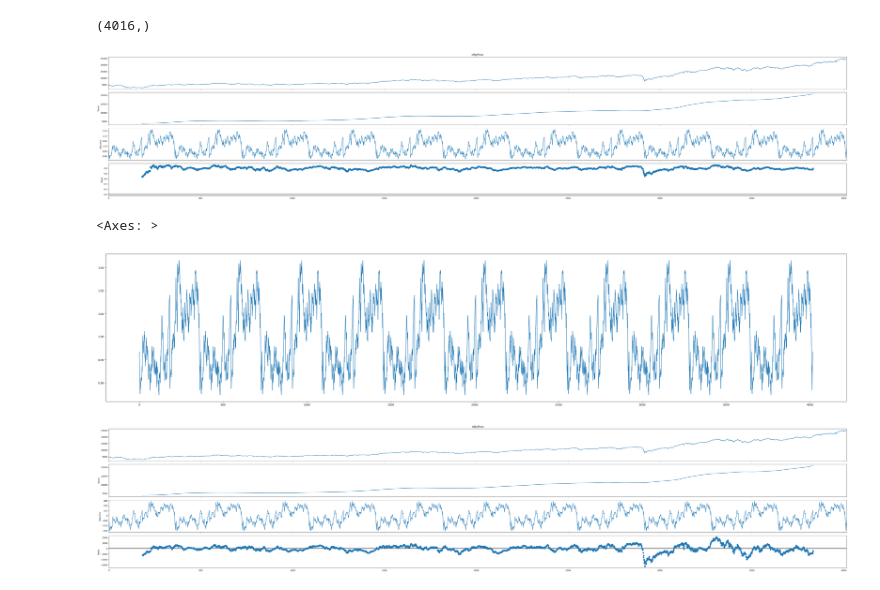
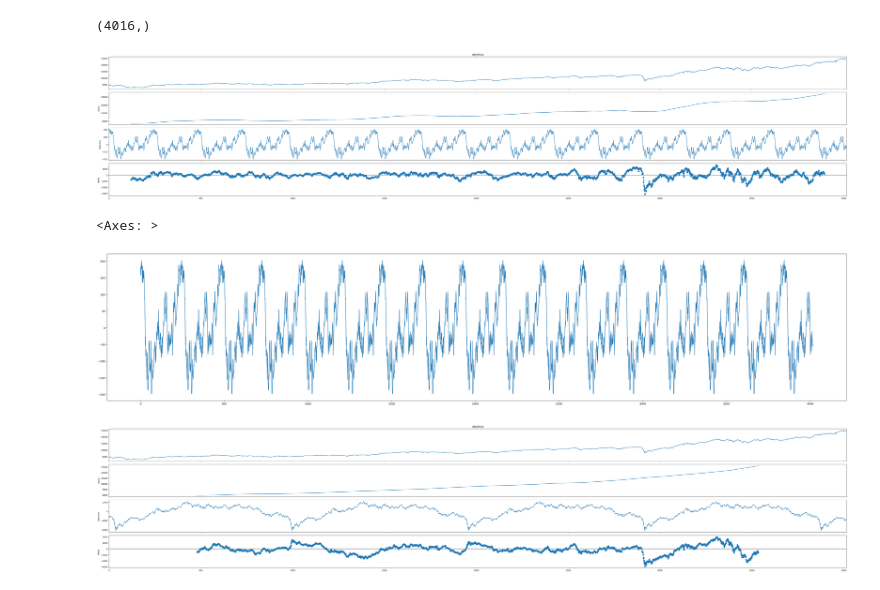
Before and after one commit to albertodavincishekhawat/Nifty-PredictionbyMacro, a Jupyter notebook: 1.DataCleaingandProcessing.ipynb, the cells around one changed output. Saved outputs shown, nothing was run; the diff lists cells and outputs as text; code cells hidden in the pictures.

Commit message:
model trained

```diff
--- a/1.DataCleaingandProcessing.ipynb
+++ b/1.DataCleaingandProcessing.ipynb
@@ -1190,30 +1190,30 @@ niftyseasonality.shape
 # %%
 # # Set frequency (if not set) or manually specify a period
 # niftyseasonality = niftyseasonality.asfreq('D')  # Daily frequency, adjust as needed
 
 # Perform seasonal decomposition
-result = seasonal_decompose(niftyseasonality, model='multiplicative', period=365)  # Adjust period as per your data
+result = seasonal_decompose(niftyseasonality, model='additive', period=240)  # Adjust period as per your data
 
 # Increase the graph size
 plt.rcParams['figure.figsize'] = [50, 10]  # Width: 12, Height: 8 (adjust as needed)
 
 # Plot the decomposition results
 result.plot()
 plt.tight_layout()
 plt.show()
 # %% [output]
-[figure, old version]
+[figure, new version]
 # %%
 result.seasonal.plot()
 # %% [output]
 <Axes: >
-[figure, old version]
+[figure, new version]
 # %%
 # # Set frequency (if not set) or manually specify a period
 # niftyseasonality = niftyseasonality.asfreq('D')  # Daily frequency, adjust as needed
 
 # Perform seasonal decomposition
-result = seasonal_decompose(niftyseasonality, model='additive', period=365)  # Adjust period as per your data
+result = seasonal_decompose(niftyseasonality, model='additive', period=960)  # Adjust period as per your data
 
 # Increase the graph size
 plt.rcParams['figure.figsize'] = [50, 10]
@@ -1223,7 +1223,7 @@ result.plot()
 plt.tight_layout()
 plt.show()
 # %% [output]
-[figure, old version]
+[figure, new version]
 # %%
 result.seasonal.plot()
 # %% [output]
```
Also changed, not shown: parts of 1 cell of this notebook, 1 other file.
